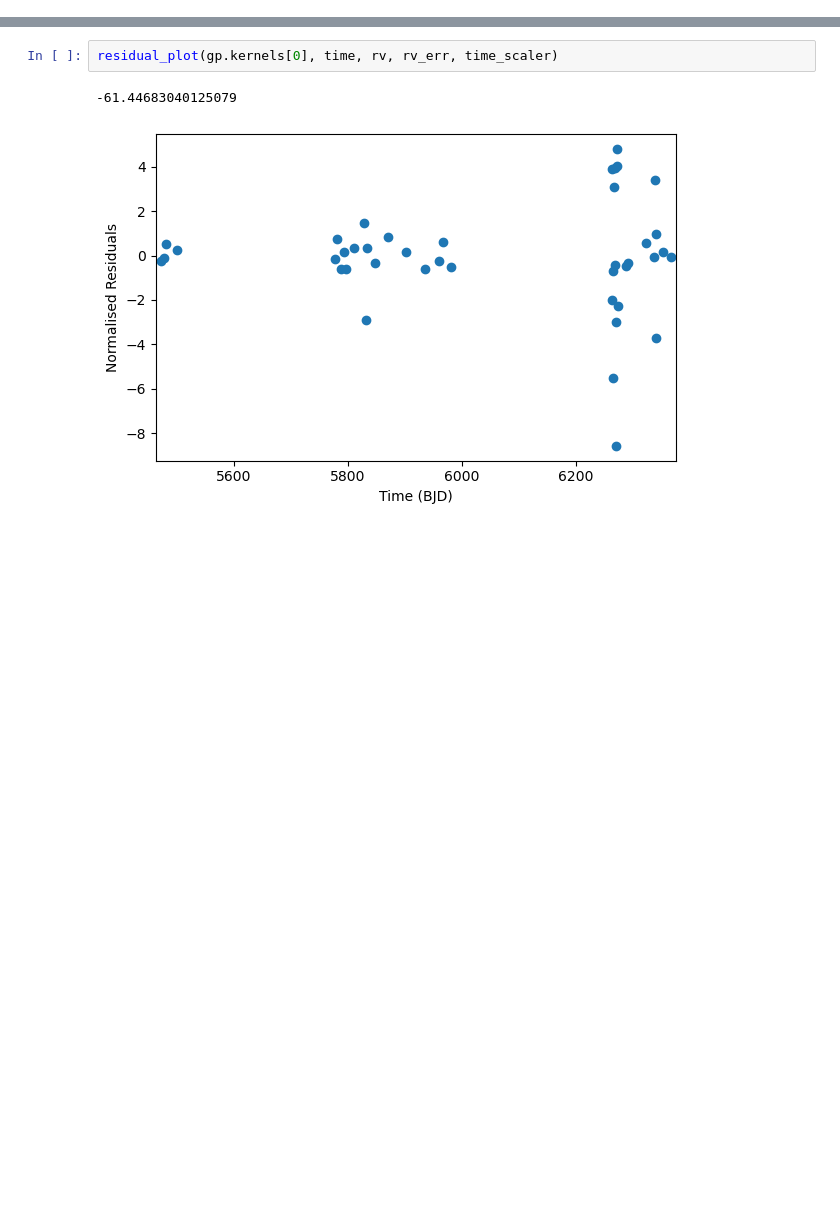
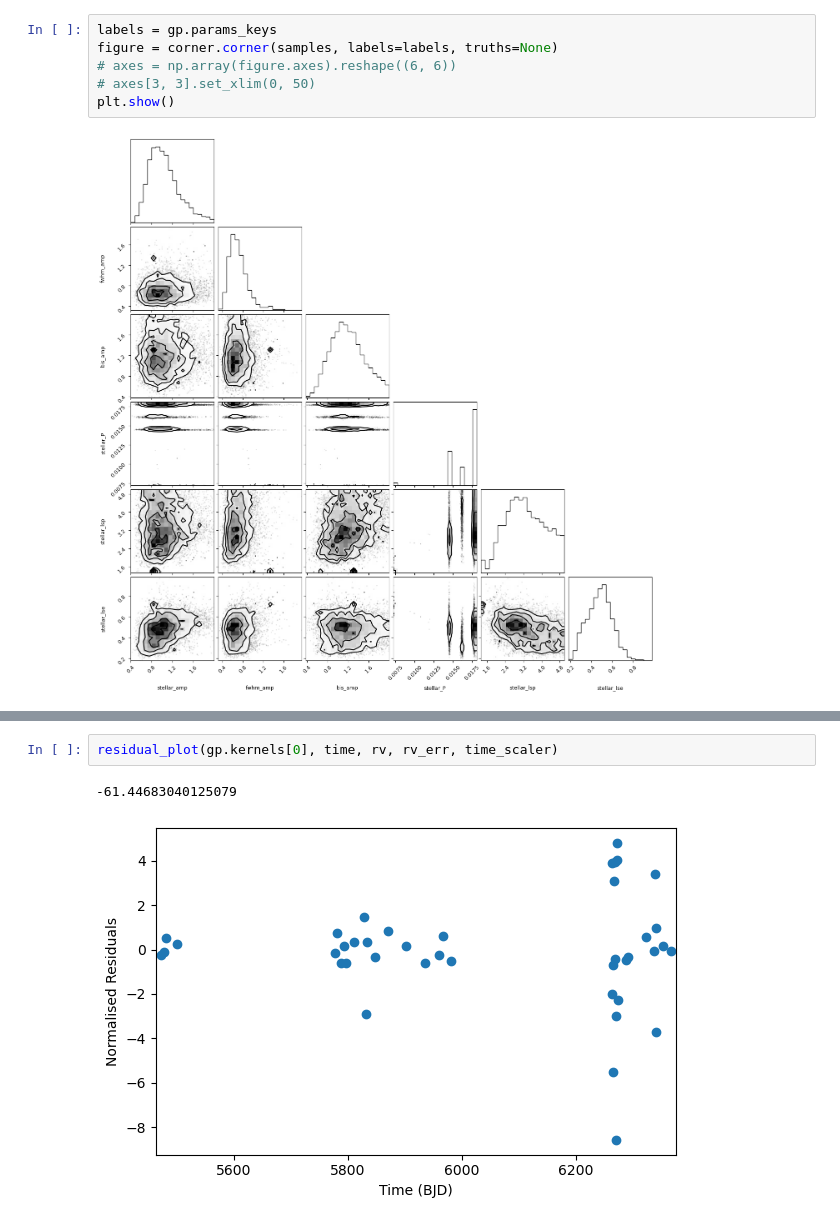
Before and after one commit to adnansiddiquei/exoplanet_search, a Jupyter notebook: src/q2/Prelim_results.ipynb, the cells around one changed output, grey strips where cells are left out. Cells and saved outputs as stored; diff of their text form; blank space fills up the shorter version.

```diff
--- a/src/q2/Prelim_results.ipynb
+++ b/src/q2/Prelim_results.ipynb
@@ -56,3 +110,11 @@ plt.legend()
+# %%
+labels = gp.params_keys
+figure = corner.corner(samples, labels=labels, truths=None)
+# axes = np.array(figure.axes).reshape((6, 6))
+# axes[3, 3].set_xlim(0, 50)
+plt.show()
+# %% [output]
+[figure, added]
 # %%
 def triple_plot(kernels, time, y, y_err, time_scaler, y_scalers):
     t_linspace = np.linspace(time.min(), time.max(), 1400)
```
Also changed, not shown: parts of 28 cells of this notebook, 7 other files.
